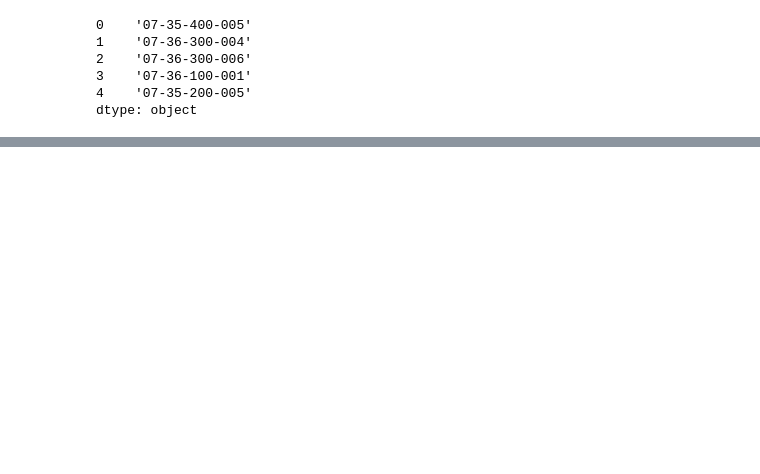
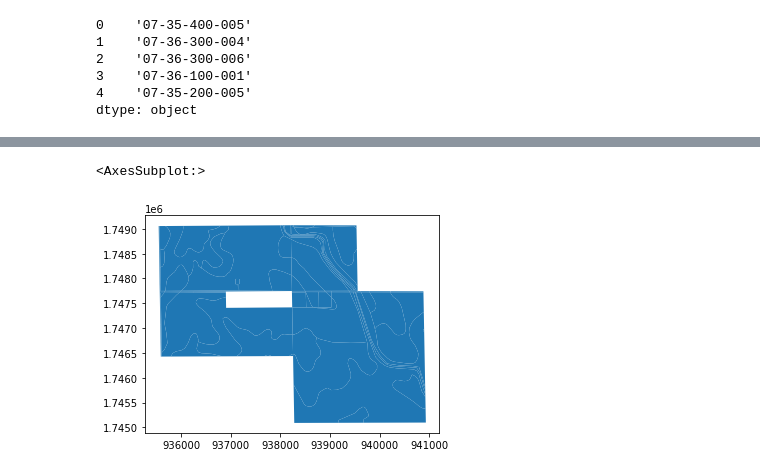
Before and after one commit to kcgis/farm-cards, a Jupyter notebook: farm-cards.ipynb, the cells around one changed output, grey strips where cells are left out. Cells and saved outputs as stored; diff of their text form; code cells hidden in the pictures; blank space fills up the shorter version.

```diff
--- a/farm-cards.ipynb
+++ b/farm-cards.ipynb
@@ -40,0 +109,20 @@ p_df.head()
+# %%
+df = gp.overlay(p_df, s_df, how='intersection')
+df = gp.overlay(df, l_df, how='intersection')
+
+df_keeps = [
+    'gross_acres',
+    'gis_acres',
+    'calc_area',
+    'pin',
+    'soil_type',
+    'slope',
+    'landuse_type',
+    'geometry'
+]
+
+for c in df:
+    if c not in df_keeps:
+        del df[c]
+
+df.head()
@@ -40,0 +136,5 @@ p_df.head()
+# %%
+df.plot()
+# %% [output]
+<AxesSubplot:>
+[figure, added]
```
Also changed, not shown: parts of 15 cells of this notebook.
